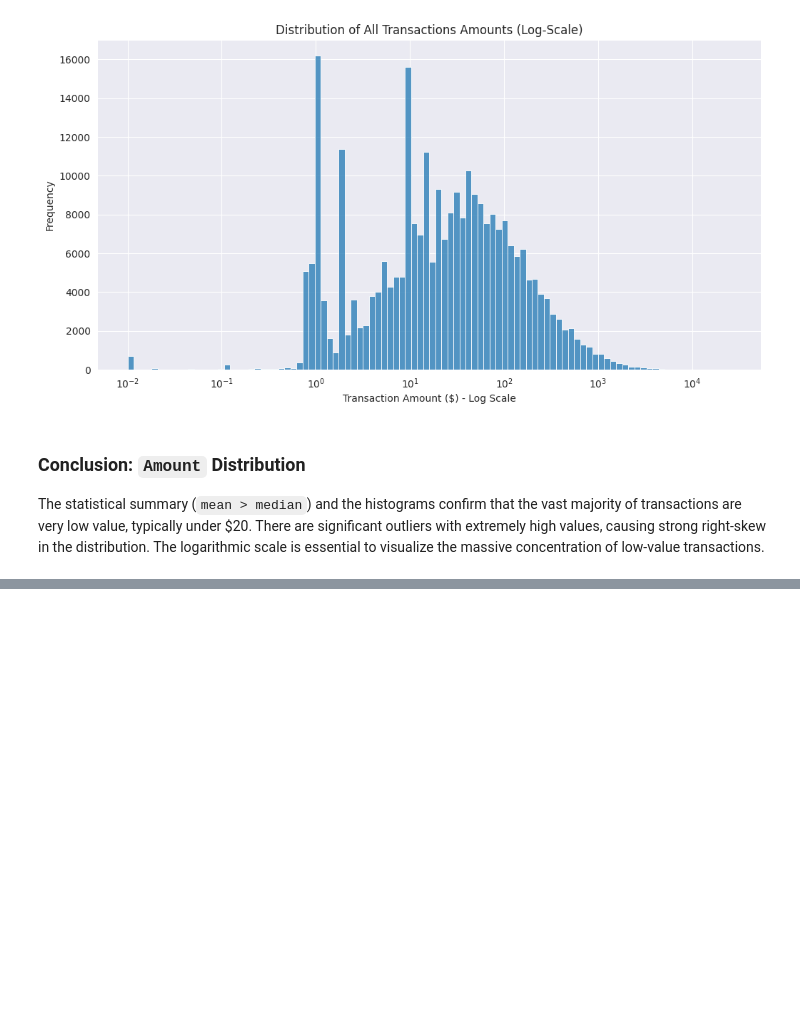
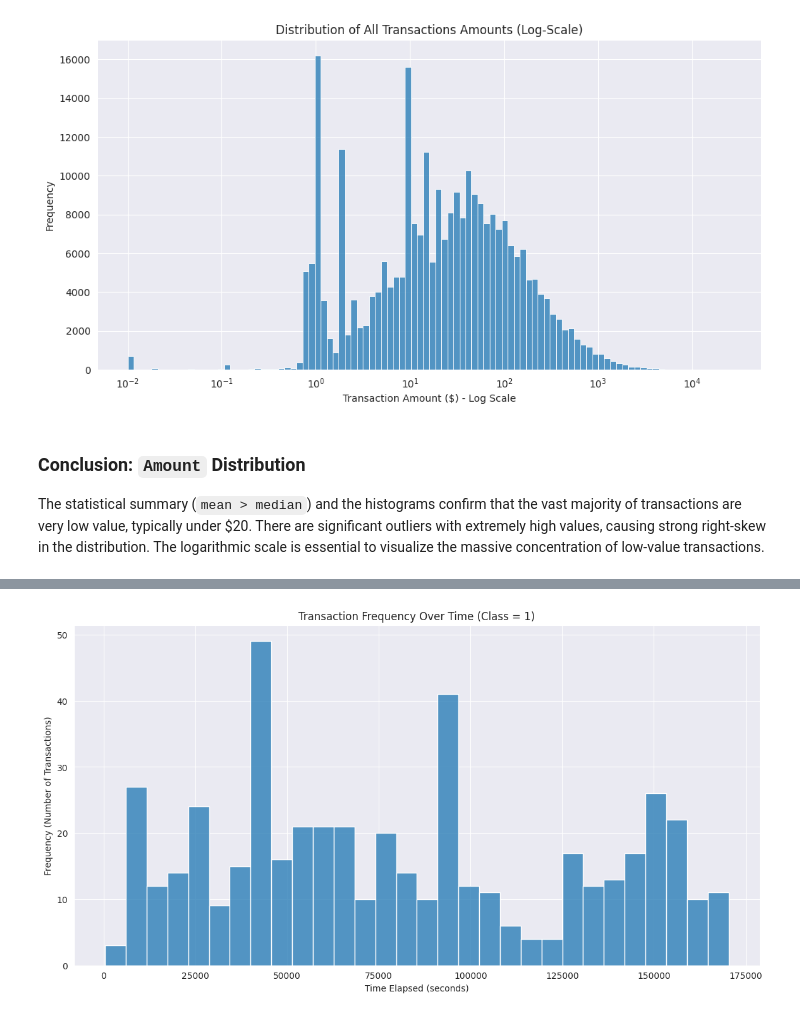
Before and after one commit to bigmath-hub/fin-audit-ai, a Jupyter notebook: fin-audit-ai.ipynb, the cells around one changed output, grey strips where cells are left out. Cells and saved outputs as stored; diff of their text form; code cells hidden in the pictures; blank space fills up the shorter version.

```diff
--- a/fin-audit-ai.ipynb
+++ b/fin-audit-ai.ipynb
@@ -110,0 +136,15 @@ The statistical summary (`mean > median`) and the histograms confirm that the va
+# %%
+# Set the visual style
+sns.set_style('darkgrid')
+
+# Plot the histogram
+plt.figure(figsize=(14, 7))
+# Filtered df
+condition = df[df['Class'] == 1]['Time']
+sns.histplot(data=condition, bins=30)
+plt.title("Transaction Frequency Over Time (Class = 1)")
+plt.xlabel("Time Elapsed (seconds)")
+plt.ylabel("Frequency (Number of Transactions)")
+plt.show()
+# %% [output]
+[figure, added]
```
Also changed, not shown: parts of 7 cells of this notebook.
